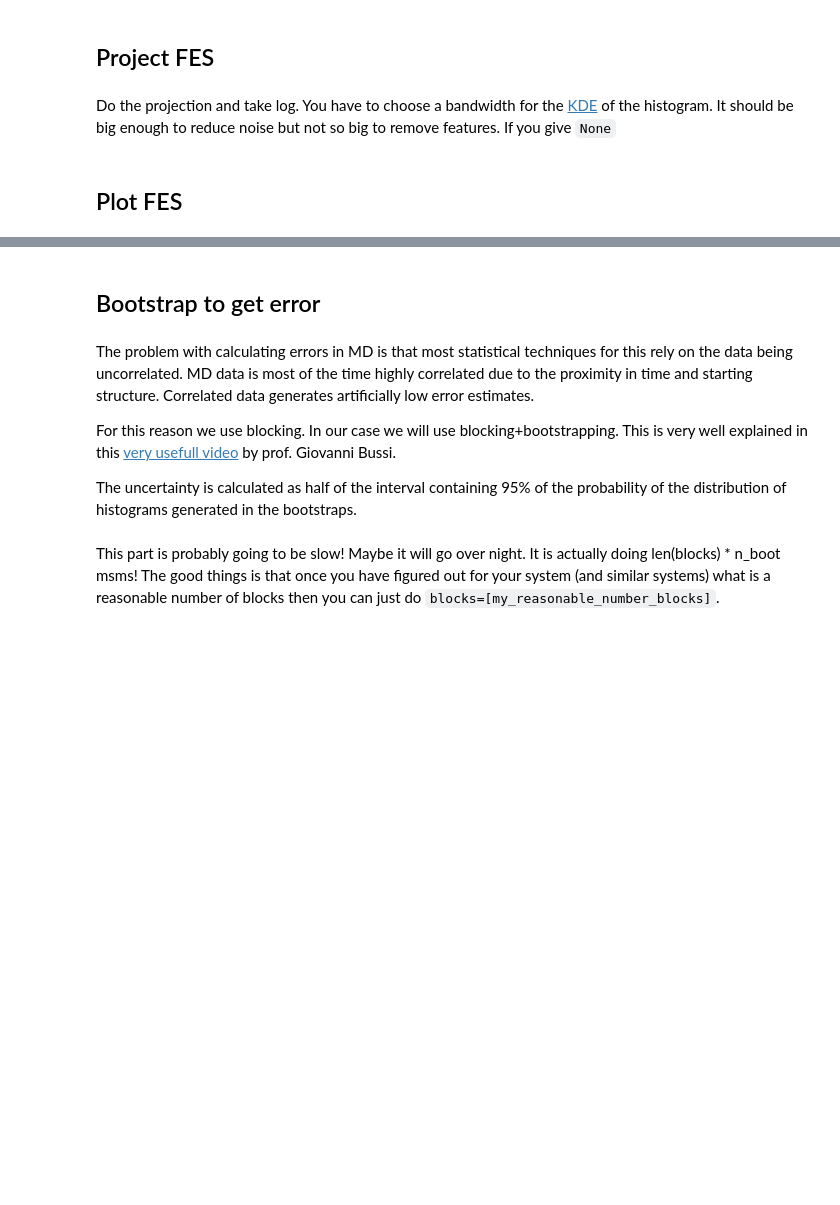
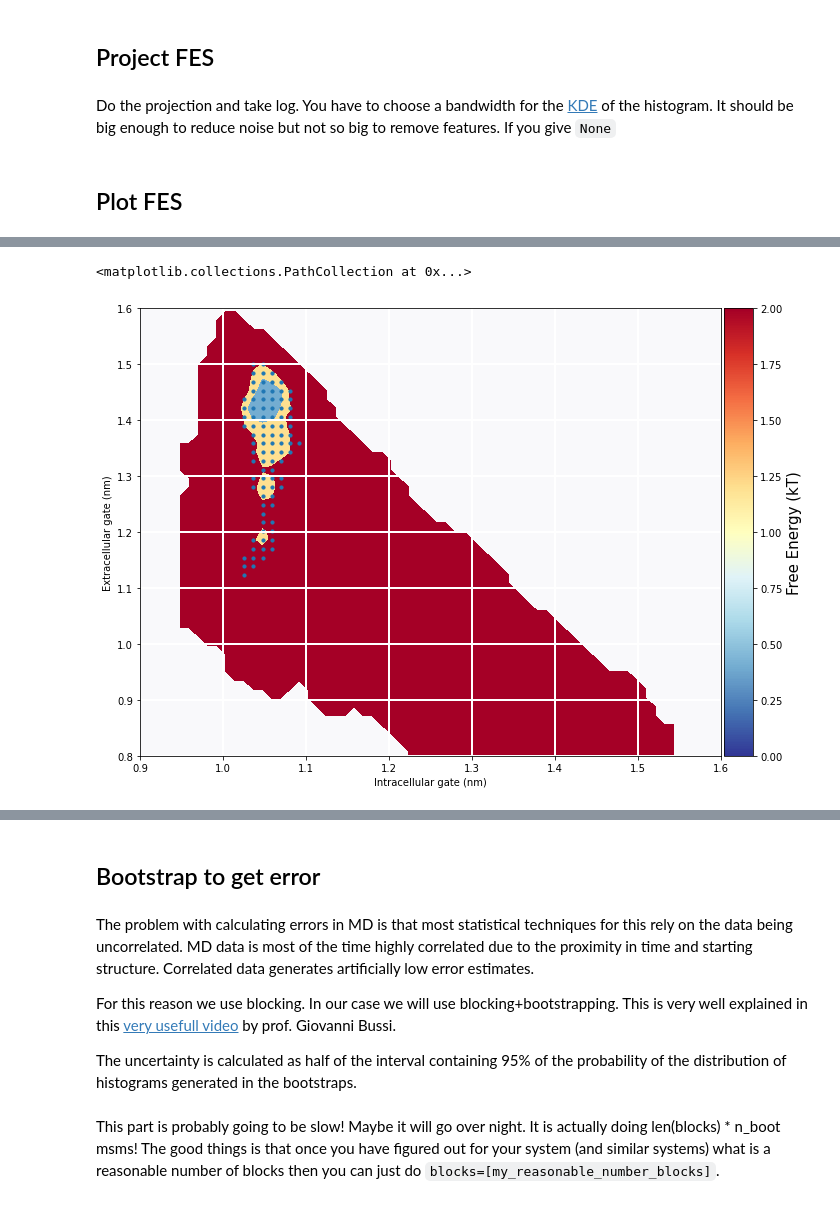
Before and after one commit to semccomas/GLUT5_string, a Jupyter notebook: string/analysis/scripts/string_MSM_analysis_TICs_deep_time-dev.ipynb, the cells around one changed output, grey strips where cells are left out. Cells and saved outputs as stored; diff of their text form; code cells hidden in the pictures; blank space fills up the shorter version.

```diff
--- a/string/analysis/scripts/string_MSM_analysis_TICs_deep_time-dev.ipynb
+++ b/string/analysis/scripts/string_MSM_analysis_TICs_deep_time-dev.ipynb
@@ -265,8 +286,9 @@ F[F > 40] = np.nan
 # %% [markdown]
 ## Plot FES
 # %%
-f_max = 10
-
+f_max = 5
+first_iteration = 100
+last_iteration = None
 if last_iteration == None:
     last_iteration_n = "final"
 else:
@@ -314,0 +371,15 @@ else:
+# %%
+fmax_test = 2
+
+IC_extent = np.linspace(extent[0], extent[1], 55)
+EC_extent = np.linspace(extent[2], extent[3], 55)
+
+
+IC_test = []
+EC_test = []
+
+
+for val_IC, val_EC in zip(IC_extent[np.where(F < fmax_test)[1]], EC_extent[np.where(F < fmax_test)[0]]):
+    print(np.round(val_IC,2), np.round(val_EC,2))
+    IC_test.append(val_IC)
+    EC_test.append(val_EC)
@@ -314,0 +404,25 @@ else:
+# %%
+f_max = fmax_test
+
+if last_iteration == None:
+    last_iteration_n = "final"
+else:
+    last_iteration_n = last_iteration
+fig, ax = my_msm.plot_2D_heatmap(
+    F,
+    extent,
+    f_max=f_max,
+    cbar_label="Free Energy (kT)",
+    xlabel=cv_labels[0],
+    ylabel=cv_labels[1],
+    xlim= xlim,
+    ylim= ylim
+)
+
+fig.tight_layout()
+
+
+ax.scatter(IC_test, EC_test, s = 10)
+# %% [output]
+<matplotlib.collections.PathCollection at 0x...>
+[figure, added]
```
Also changed, not shown: parts of 46 cells of this notebook, 2 other files.
